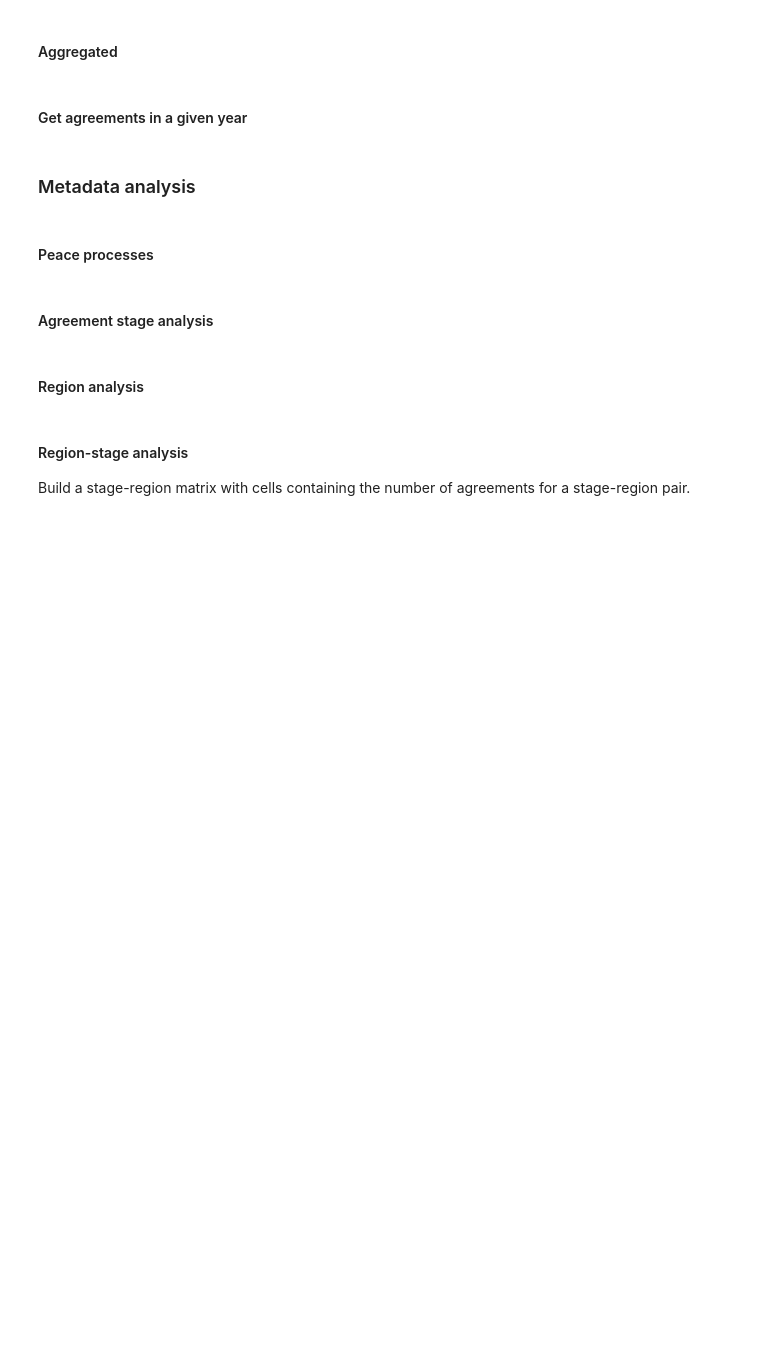
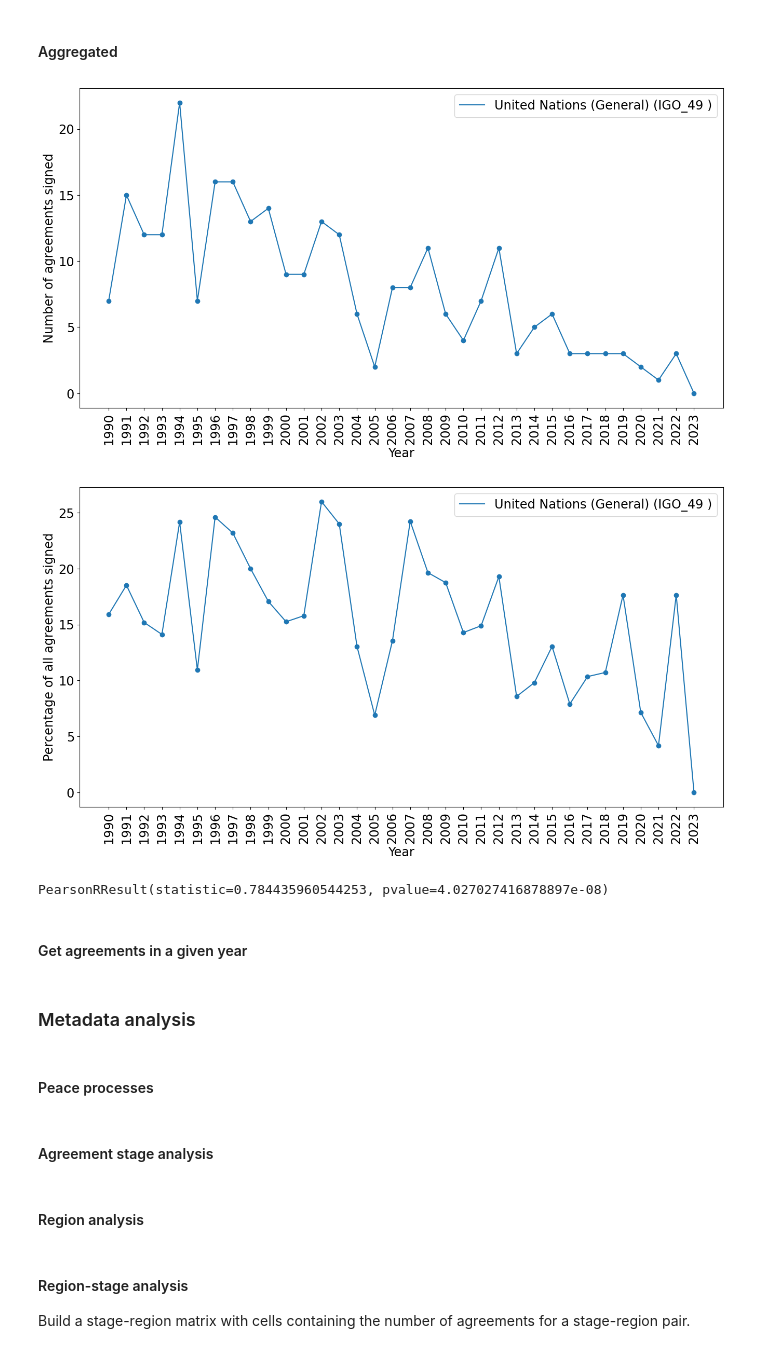
Before and after one commit to roybgardner/agreements-actors, a Jupyter notebook: un_analysis.ipynb, the cells around one changed output. Saved outputs shown, nothing was run; the diff lists cells and outputs as text; code cells hidden in the pictures; blank space fills up the shorter version.

```diff
--- a/un_analysis.ipynb
+++ b/un_analysis.ipynb
@@ -289,35 +307,39 @@ for j,v in enumerate(matrix_t[actor_index]):
 
 
 x = range(0,len(year_vector))
 
 f = plt.figure(figsize=(16,8))
 plt.plot(x,year_vector,label=actor_label)
 plt.scatter(x,year_vector)
-plt.plot(x,ag_year_vector,label='Aggregated actors')
-plt.scatter(x,ag_year_vector)
+#plt.plot(x,ag_year_vector,label='Aggregated actors')
+#plt.scatter(x,ag_year_vector)
 plt.ylabel('Number of agreements signed',fontsize='xx-large')
 plt.yticks(fontsize='xx-large')
 plt.xlabel('Year',fontsize='xx-large')
 plt.xticks(x,year_list,rotation=90,fontsize='xx-large')
 plt.legend(fontsize='xx-large')
 plt.show()
 
 # As proportion of agreements in a year
 percent_vector = [round((v/ag_year_vector[i])*100,3) for i,v in enumerate(year_vector)]
 
 f = plt.figure(figsize=(16,8))
 plt.plot(x,percent_vector,label=actor_label)
 plt.scatter(x,percent_vector)
 plt.ylabel('Percentage of all agreements signed',fontsize='xx-large')
 plt.yticks(fontsize='xx-large')
 plt.xlabel('Year',fontsize='xx-large')
 plt.xticks(x,year_list,rotation=90,fontsize='xx-large')
 plt.legend(fontsize='xx-large')
 plt.show()
 
 print()
 
 print(stats.pearsonr(year_vector,percent_vector))
+# %% [output]
+[figure, added]
+[figure, added]
+PearsonRResult(statistic=0.784435960544253, pvalue=4.027027416878897e-08)
 # %% [markdown]
 #### Get agreements in a given year
 # %%
```
Also changed, not shown: parts of 5 cells of this notebook.
